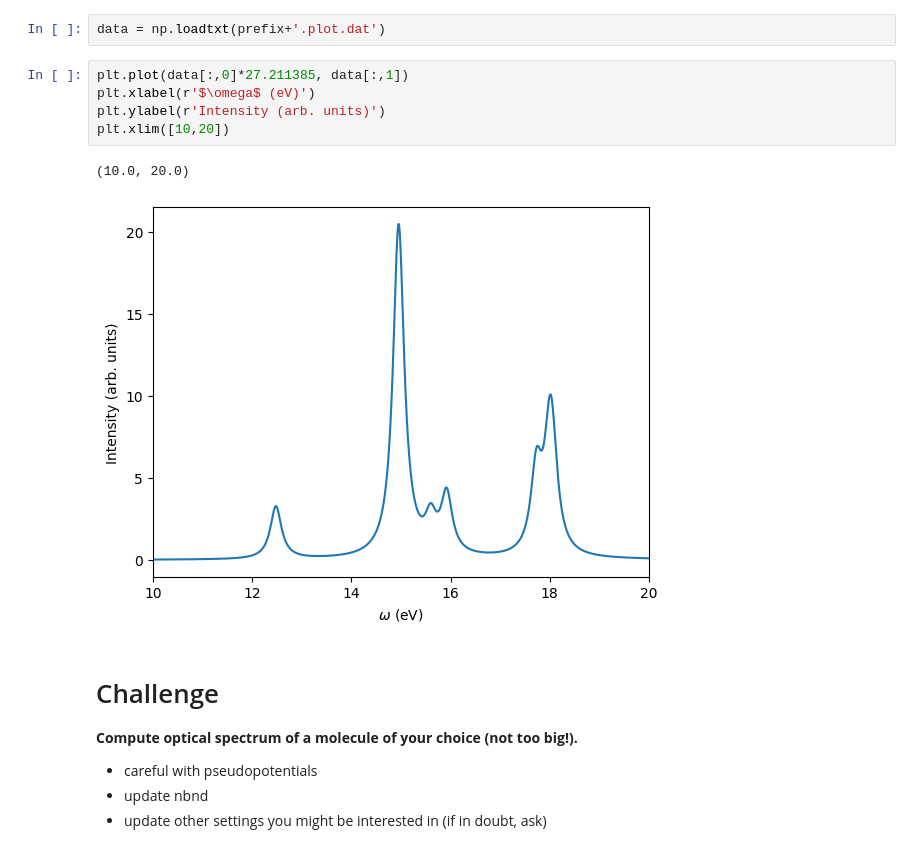
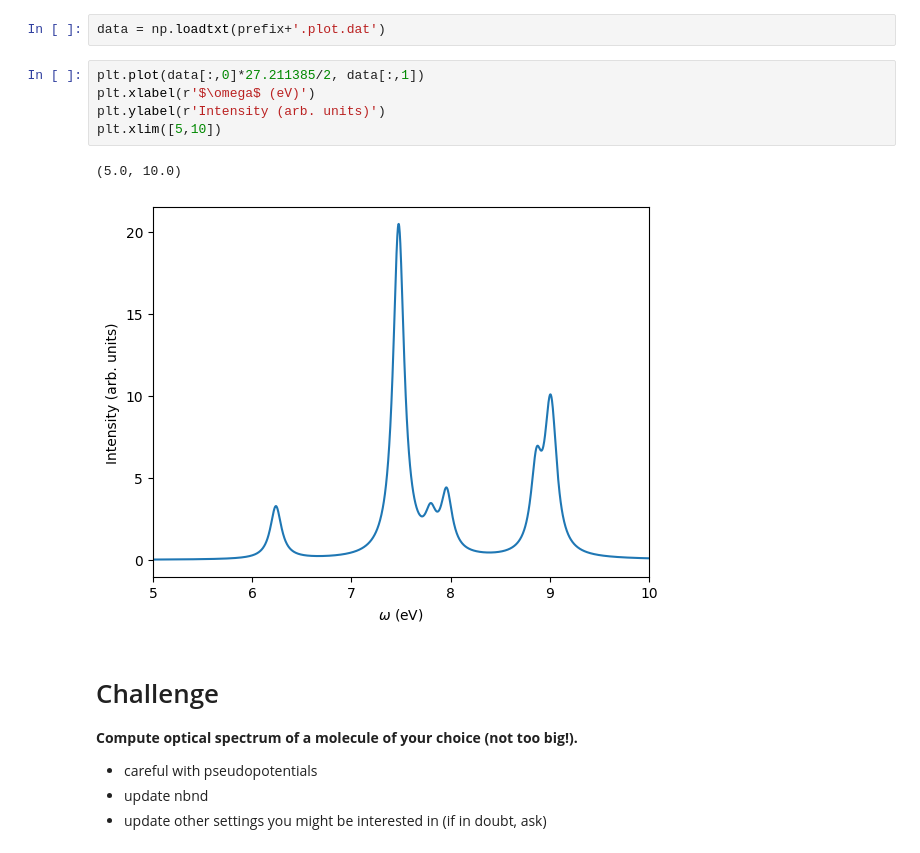
Before and after one commit to asesma-org/miniASESMA2026, a Jupyter notebook: Week1/Day5/hands-on_lr-tddft/hands-on_lr-tddft.ipynb, the cells around one changed output. Drawn from its saved outputs; the diff is of its cells as text.

```diff
--- a/Week1/Day5/hands-on_lr-tddft/hands-on_lr-tddft.ipynb
+++ b/Week1/Day5/hands-on_lr-tddft/hands-on_lr-tddft.ipynb
@@ -160,13 +160,13 @@ driver_td.stop()
 # %%
 data = np.loadtxt(prefix+'.plot.dat')
 # %%
-plt.plot(data[:,0]*27.211385, data[:,1])
+plt.plot(data[:,0]*27.211385/2, data[:,1])
 plt.xlabel(r'$\omega$ (eV)')
 plt.ylabel(r'Intensity (arb. units)')
-plt.xlim([10,20])
+plt.xlim([5,10])
 # %% [output]
-(10.0, 20.0)
+(5.0, 10.0)
-[figure, old version]
+[figure, new version]
 # %% [markdown]
 # Challenge
 
```
Also changed, not shown: parts of 2 cells of this notebook, 3 other files.
